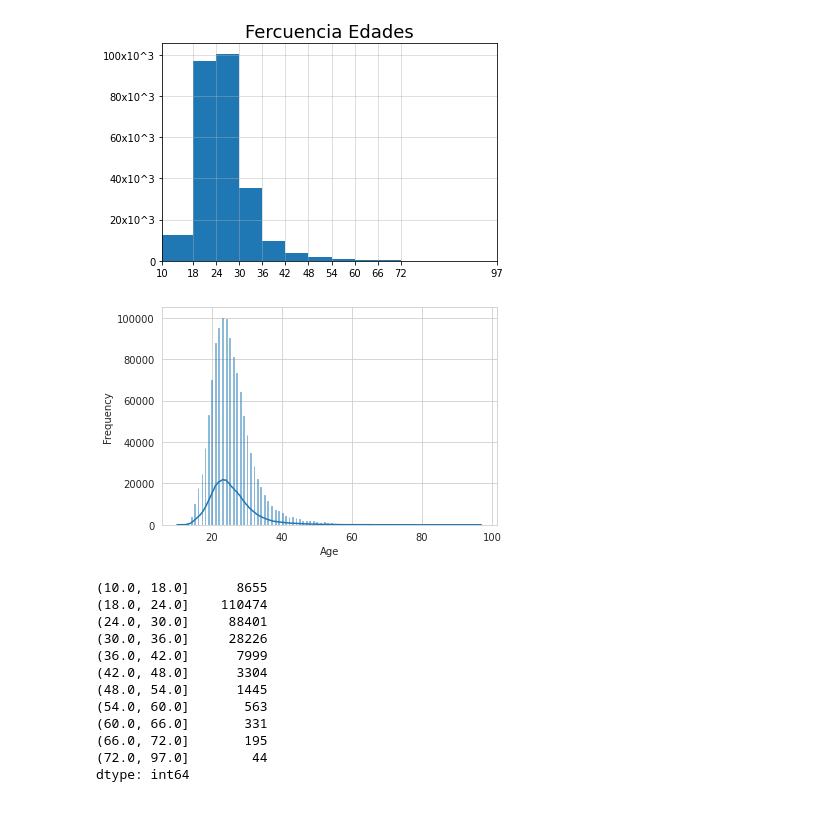
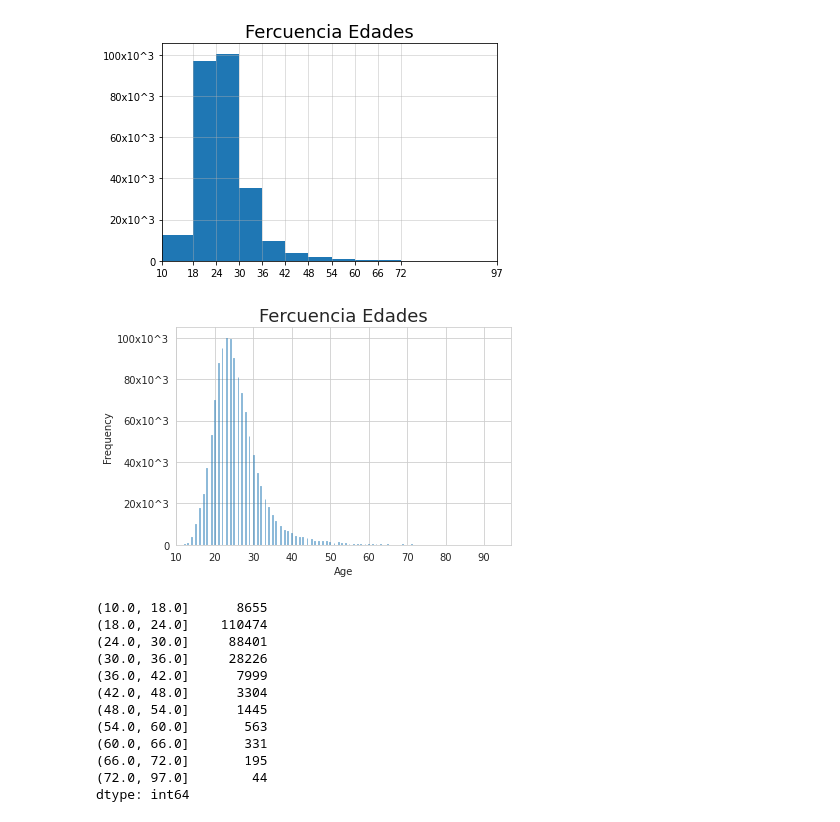
Before and after one commit to stbs22/scripts, a Jupyter notebook: Python/plot.ipynb, the cells around one changed output. Drawn from its saved outputs; the diff is of its cells as text; code cells hidden in the pictures.

Commit message:
Data/FCD/limpia.csv Python/plot.ipynb R/commands.r

```diff
--- a/Python/plot.ipynb
+++ b/Python/plot.ipynb
@@ -57,13 +57,27 @@ plt.title("Fercuencia Edades", fontsize = 18)
 plt.grid(alpha=0.5)
 # %% [output]
 [figure]
-# %%
-sns.set_style("whitegrid")
-sns_plot = sns.histplot(data = data, x = "Age", fill=False, kde=True, stat="frequency" )
-fig = sns_plot.get_figure()
-fig.savefig("output.png")
-# %% [output]
-[figure, removed]
+# %%
+import pandas as pd
+import matplotlib.pyplot as plt
+import seaborn as sns
+def lblFormat(n, pos):
+    if (n==0):
+        return str(int(n*10))
+    elif (n!=0):
+        return str((int(n / 1e3)))+"x10^3"
+edad = data["Age"]
+plt.xlim(min(edad),max(edad))
+plt.gca().yaxis.set_major_formatter(lblFormat)
+sns.set_style("whitegrid")
+sns_plot = sns.histplot(data = data, x = "Age", fill=False, stat="frequency")
+plt.title("Fercuencia Edades", fontsize = 18)
+plt.show()
+
+fig = sns_plot.get_figure()
+fig.savefig("output.png")
+# %% [output]
+[figure, added]
 # %%
 lista = []
 for a in data["Age"]:
```
Also changed, not shown: parts of 3 cells of this notebook, 5 other files.
